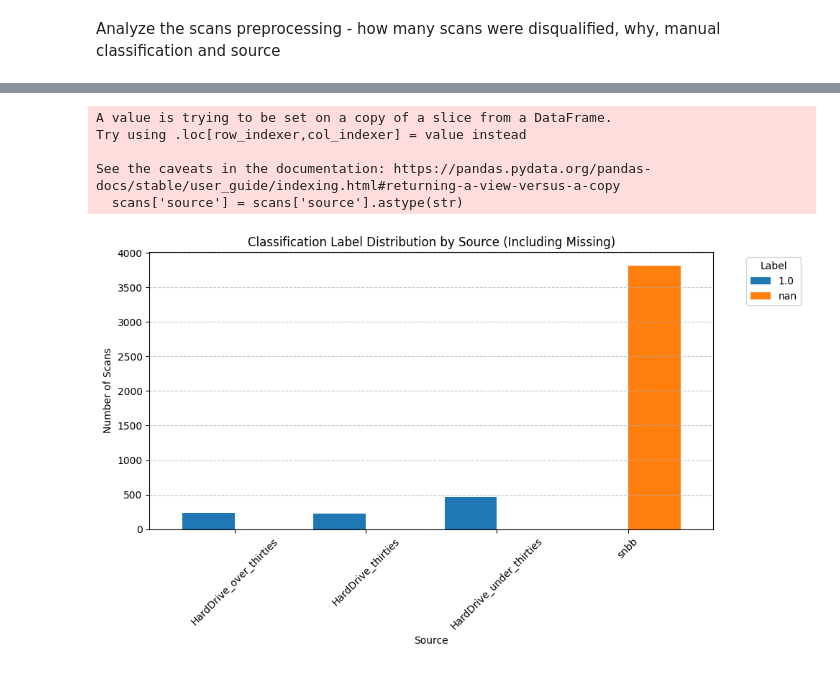
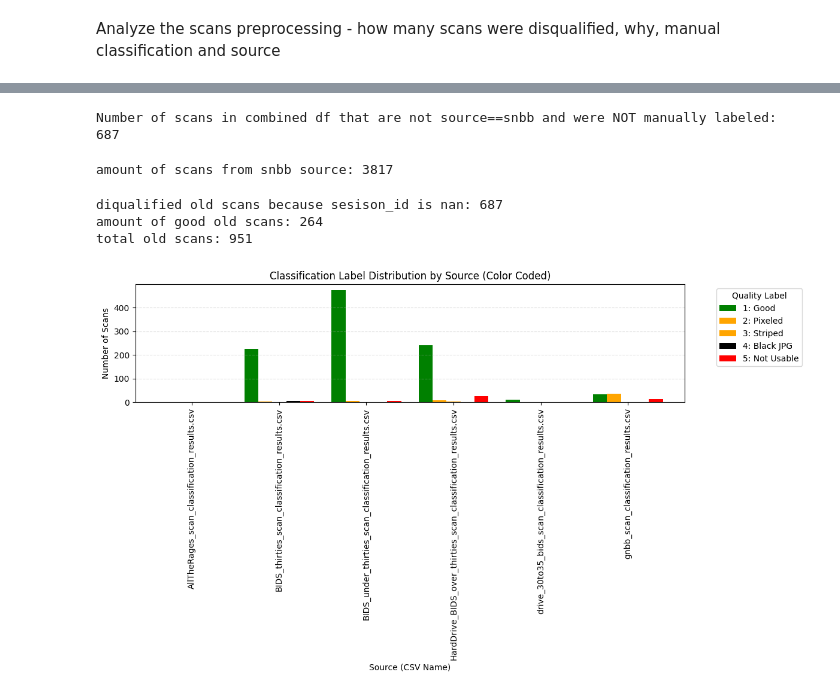
Before and after one commit to GaiaNegev13/legacy_pipe, a Jupyter notebook: legacy_pipe/manual_labeling/classification_analysis.ipynb, the cells around one changed output, grey strips where cells are left out. Drawn from its saved outputs; the diff is of its cells as text; code cells hidden in the pictures.

Commit message:
classification analysis

```diff
--- a/legacy_pipe/manual_labeling/classification_analysis.ipynb
+++ b/legacy_pipe/manual_labeling/classification_analysis.ipynb
@@ -5,5 +34,9 @@ import pandas as pd
 # %%
+final_labeled_scans = pd.read_csv("/home/gaia/Projects/legacy_data/legacy_pipe/data/interim/manual_labels_resolved_duplicates.csv")
+
 combined_df = pd.read_pickle('/home/gaia/Projects/legacy_data/combined_gm_volumes.pkl')
 
 # remove duplicates based on subject_id and session_id
-scans = combined_df.drop_duplicates(subset=['subject_id', 'session_id'])
+combined_df_scans = combined_df.drop_duplicates(subset=['subject_id', 'session_id'])
+
+combined_df_scans['source'] = combined_df_scans['source'].astype(str)
@@ -9,0 +92,8 @@ scans = combined_df.drop_duplicates(subset=['subject_id', 'session_id'])
+# %%
+# in combined_df, not labeled and not snbb
+unlabeled_scans = combined_df[~combined_df['key'].isin(labeled_scans_for_compartison['key'])]
+unlabeled_scans = unlabeled_scans[unlabeled_scans['source'] != 'snbb']
+unlabeled_scans = unlabeled_scans.drop_duplicates(subset=['key'])
+print(f"Number of scans in combined df that are not source==snbb and were NOT manually labeled: {len(unlabeled_scans)}")
+# %% [output]
+Number of scans in combined df that are not source==snbb and were NOT manually labeled: 687
@@ -10,37 +104,52 @@ scans = combined_df.drop_duplicates(subset=['subject_id', 'session_id'])
+# %%
+print(f"amount of scans from snbb source: {snbb_scans.shape[0]}")
+# %% [output]
+amount of scans from snbb source: 3817
+# %%
+print(f"diqualified old scans because sesison_id is nan: {old_scans[old_scans['session_id']=='nan'].shape[0]}")
+print(f"amount of good old scans: {old_scans[old_scans['session_id']!='nan'].shape[0]}")
+print(f"total old scans: {old_scans.shape[0]}")
+# %% [output]
+diqualified old scans because sesison_id is nan: 687
+amount of good old scans: 264
+total old scans: 951
 # %%
-import matplotlib.pyplot as plt
-import pandas as pd
-
-# 1. Ensure 'source' is a string for clean grouping
-scans['source'] = scans['source'].astype(str)
-
 # 2. Create the counts including NaNs
-# value_counts(dropna=False) ensures NaNs are counted as their own category
 counts_df = (
-    scans.groupby('source')['classification_label']
+    final_labeled_scans.groupby('csv_name')['classification_label']
     .value_counts(dropna=False)
     .unstack(fill_value=0)
 )
 
-# 3. Rename the NaN column so it looks better on the legend
-# It usually appears as np.nan or 'NaN'
-counts_df = counts_df.rename(columns={pd.NA: 'Missing', float('nan'): 'Missing'})
+# 3. Rename columns to descriptive strings
+# This handles both the numeric labels and the various forms of NaN
+counts_df = counts_df.rename(columns={
+    pd.NA: 'Missing',
+    float('nan'): 'Missing',
+    None: 'Missing'
+})
+counts_df = counts_df.rename(columns=label_names)
 
-# 4. Plot
-ax = counts_df.plot(kind='bar', figsize=(10, 6), width=0.8)
+# 4. Ensure the columns are plotted in a specific order if they exist
+# This prevents the colors from shifting if a source is missing a specific label
+plot_order = [label for label in label_names.values() if label in counts_df.columns]
+final_colors = [color_map[label] for label in plot_order]
 
-plt.title('Classification Label Distribution by Source (Including Missing)')
-plt.xlabel('Source')
+# 5. Plot
+ax = counts_df[plot_order].plot(
+    kind='bar',
+    figsize=(12, 7),
+    width=0.8,
+    color=final_colors
+)
+
+plt.title('Classification Label Distribution by Source (Color Coded)')
+plt.xlabel('Source (CSV Name)')
 plt.ylabel('Number of Scans')
-plt.legend(title='Label', bbox_to_anchor=(1.05, 1), loc='upper left')
-plt.xticks(rotation=45)
-plt.grid(axis='y', linestyle='--', alpha=0.7)
+plt.legend(title='Quality Label', bbox_to_anchor=(1.05, 1), loc='upper left')
+plt.xticks(rotation=90)
+plt.grid(axis='y', linestyle='--', alpha=0.4)
 plt.tight_layout()
 plt.show()
 # %% [output]
-A value is trying to be set on a copy of a slice from a DataFrame.
-Try using .loc[row_indexer,col_indexer] = value instead
-
-See the caveats in the documentation: https://pandas.pydata.org/pandas-docs/stable/user_guide/indexing.html#returning-a-view-versus-a-copy
-  scans['source'] = scans['source'].astype(str)
-[figure, old version]
+[figure, new version]
```
Also changed, not shown: parts of 9 cells of this notebook.
